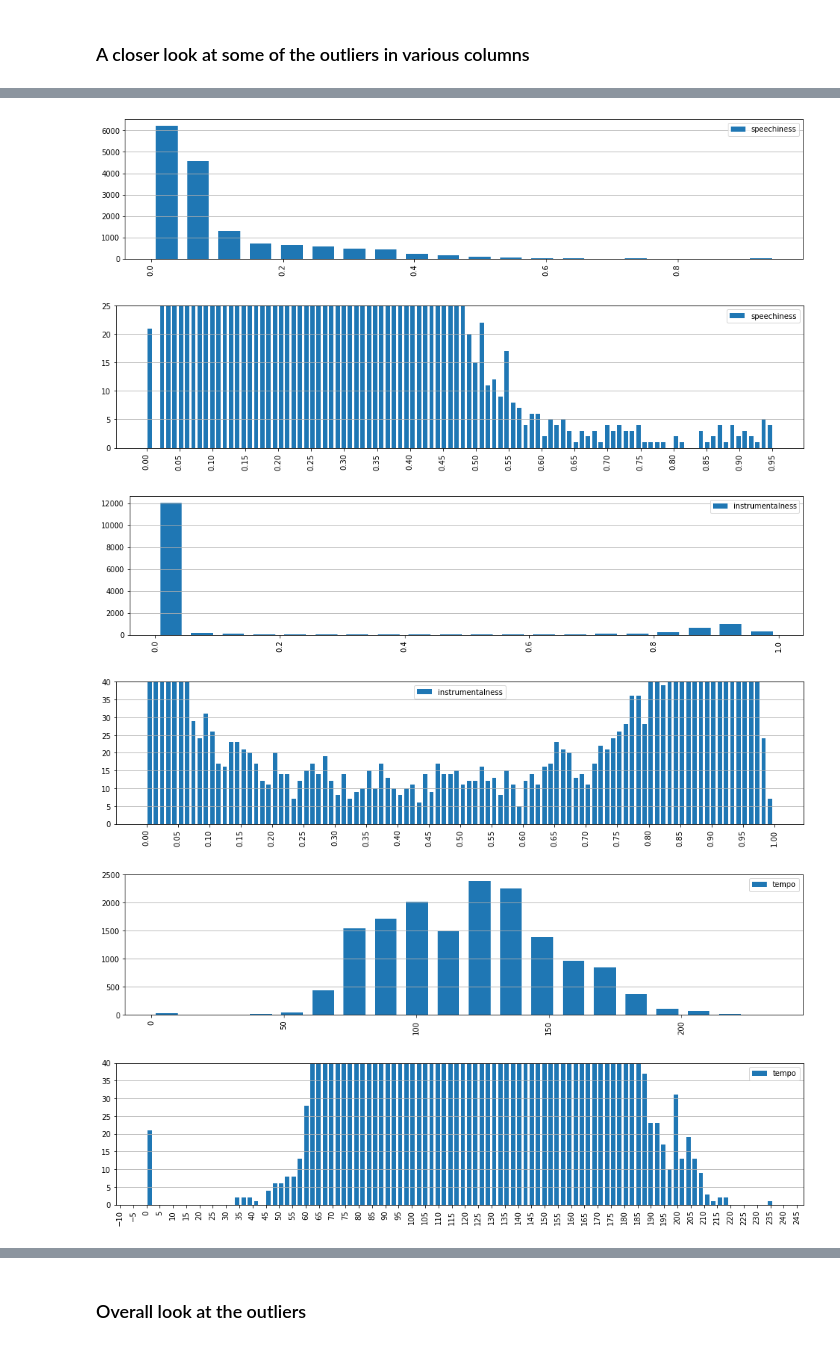
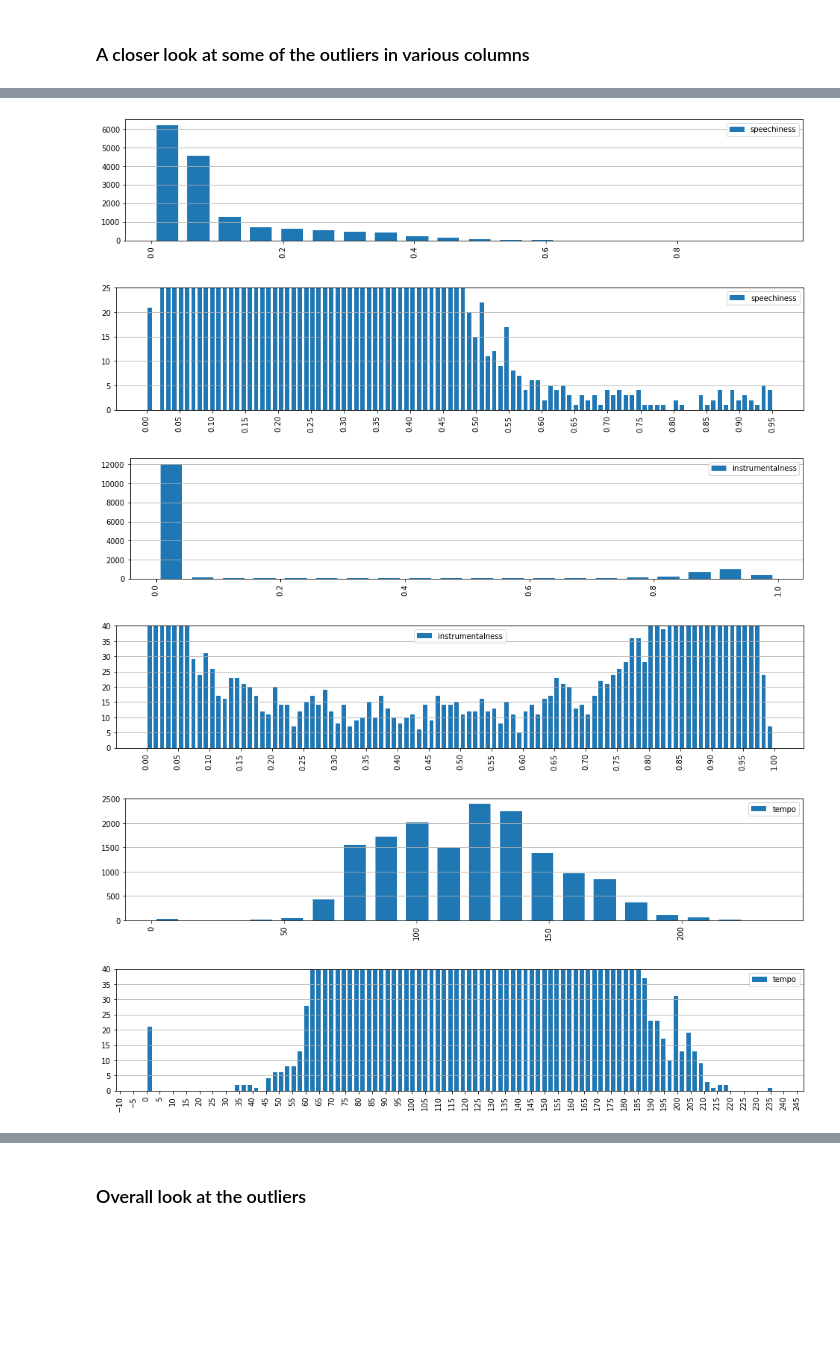
Before and after one commit to jgo-DA/CoS_AWS, a Jupyter notebook: EDA.ipynb, the cells around one changed output, grey strips where cells are left out. Saved outputs shown, nothing was run; the diff lists cells and outputs as text; code cells hidden in the pictures; blank space fills up the shorter version.

```diff
--- a/EDA.ipynb
+++ b/EDA.ipynb
@@ -360,42 +385,42 @@ ax.set_xticks(np.arange(xticks[0], xticks[-1], 1)); ax.set_xlim(xlim);
 # %%
 # Speechiness
 
-ax = df_joined['speechiness'].plot.hist(figsize=(16.5, 3.5), bins=20, rwidth=0.7, legend=True, rot=90)
+ax = df_joined['speechiness'].plot.hist(figsize=(16.25, 3), bins=20, rwidth=0.7, legend=True, rot=90)
 ax.set_ylabel(None); ax.grid(axis='y'); plt.show()
 
-ax = df_joined['speechiness'].plot.hist(figsize=(16.5, 3.5), bins=100, rwidth=0.7, legend=True, rot=90)
+ax = df_joined['speechiness'].plot.hist(figsize=(16.5, 3), bins=100, rwidth=0.7, legend=True, rot=90)
 ax.set_ylabel(None); ax.grid(axis='y'); ax.set_ylim([0, 25]); xlim = ax.get_xlim()
 ax.set_yticklabels(f'{_:,.0f}' for _ in ax.get_yticks()); xticks = ax.get_xticks()
 ax.set_xticks(np.arange(xticks[0], xticks[-1], 0.05)); ax.set_xlim(xlim); plt.show()
 # %% [output]
-[figure, old version]
+[figure, new version]
-[figure, old version]
+[figure, new version]
 # %%
 # Instrumentalness
 
-ax = df_joined['instrumentalness'].plot.hist(figsize=(16.5, 3.5), bins=20, rwidth=0.7, legend=True, rot=90)
+ax = df_joined['instrumentalness'].plot.hist(figsize=(16.25, 3), bins=20, rwidth=0.7, legend=True, rot=90)
 ax.set_ylabel(None); ax.grid(axis='y'); plt.show()
 
-ax = df_joined['instrumentalness'].plot.hist(figsize=(16.5, 3.5), bins=100, rwidth=0.7, legend=True, rot=90)
+ax = df_joined['instrumentalness'].plot.hist(figsize=(16.5, 3), bins=100, rwidth=0.7, legend=True, rot=90)
 ax.set_ylabel(None); ax.grid(axis='y'); ax.set_ylim([0, 40]); xlim = ax.get_xlim()
 ax.set_yticklabels(f'{_:,.0f}' for _ in ax.get_yticks()); xticks = ax.get_xticks()
 ax.set_xticks(np.arange(xticks[0], xticks[-1], 0.05)); ax.set_xlim(xlim);
 # %% [output]
-[figure, old version]
+[figure, new version]
-[figure, old version]
+[figure, new version]
 # %%
 # Tempo
 
-ax = df_joined['tempo'].plot.hist(figsize=(16.5, 3.5), bins=20, rwidth=0.7, legend=True, rot=90)
+ax = df_joined['tempo'].plot.hist(figsize=(16.25, 3), bins=20, rwidth=0.7, legend=True, rot=90)
 ax.set_ylabel(None); ax.grid(axis='y'); plt.show()
 
-ax = df_joined['tempo'].plot.hist(figsize=(16.5, 3.5), bins=100, rwidth=0.7, legend=True, rot=90)
+ax = df_joined['tempo'].plot.hist(figsize=(16.5, 3), bins=100, rwidth=0.7, legend=True, rot=90)
 ax.set_ylabel(None); ax.grid(axis='y'); ax.set_ylim([0, 40]); xlim = ax.get_xlim()
 ax.set_yticklabels(f'{_:,.0f}' for _ in ax.get_yticks()); xticks = ax.get_xticks()
 ax.set_xticks(np.arange(xticks[0], xticks[-1], 5)); ax.set_xlim(xlim);
 # %% [output]
-[figure, old version]
+[figure, new version]
-[figure, old version]
+[figure, new version]
 # %%
 # Duration
 
```
Also changed, not shown: parts of 21 cells of this notebook, 2 other files.
